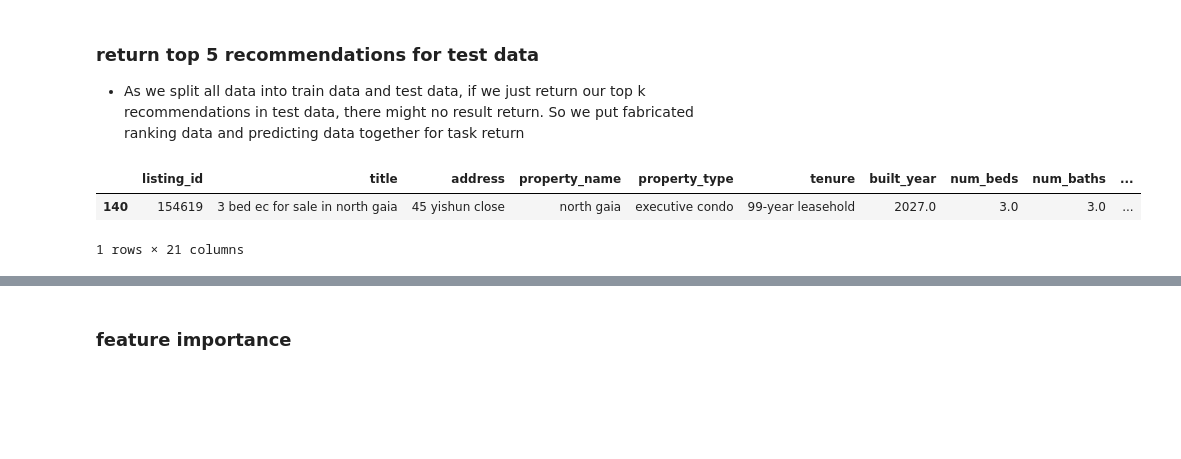
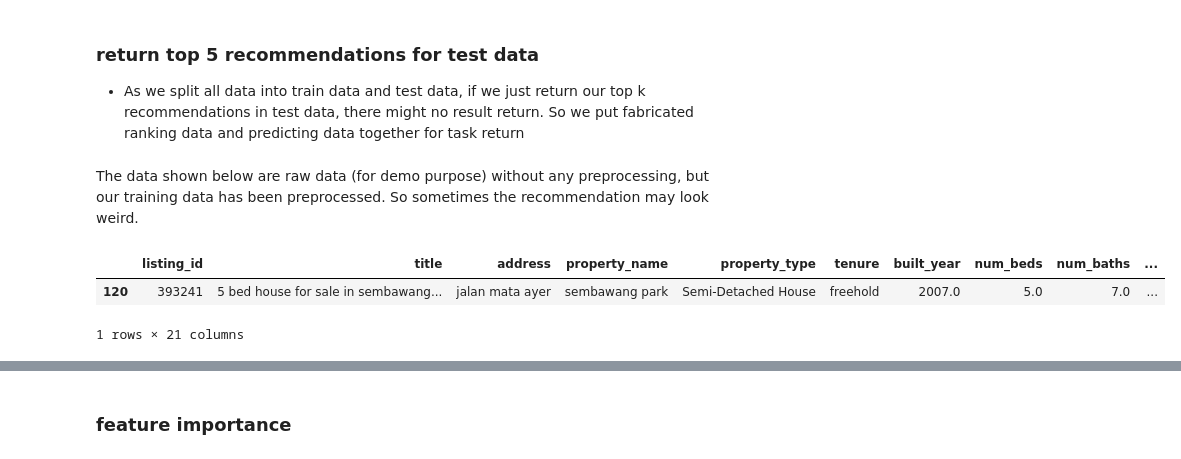
Before and after one commit to PigeonPhobia/no-bylan-regressor, a Jupyter notebook: Task2_Recommendation_Engine.ipynb, the cells around one changed output, grey strips where cells are left out. Drawn from its saved outputs; the diff is of its cells as text; code cells hidden in the pictures; blank space fills up the shorter version.

```diff
--- a/Task2_Recommendation_Engine.ipynb
+++ b/Task2_Recommendation_Engine.ipynb
@@ -263,25 +263,27 @@ def get_top_recommendations(data, query_listing_id, k) -> pd.DataFrame:
 
     # Return the dataset with the k recommendations
     return df_result.iloc[:k]
+# %% [markdown]
+The data shown below are raw data (for demo purpose) without any preprocessing, but our training data has been preprocessed. So sometimes the recommendation may look weird.
 # %%
 # Pick a row id of choice
 # row_id = 90
-# row_id = 120
-row_id = 140
+row_id = 120
+# row_id = 140
 # row_id = 150
 # row_id = 180
 
 origin_data_file = 'data/train.csv'
 origin_data = load_data('data/train.csv')
 
 # Get the row from the dataframe (an invalid row ids will throw an error)
 row = origin_data.iloc[row_id]
 
 # Just for printing it nicely, we create a new dataframe from this single row
 pd.DataFrame([row])
 # %% [output]
 |  | listing_id | title | address | property_name | property_type | tenure | built_year | num_beds | num_baths | ... |
-| 140 | 154619 | 3 bed ec for sale in north gaia | 45 yishun close | north gaia | executive condo | 99-year leasehold | 2027.0 | 3.0 | 3.0 | ... |
+| 120 | 393241 | 5 bed house for sale in sembawang... | jalan mata ayer | sembawang park | Semi-Detached House | freehold | 2007.0 | 5.0 | 7.0 | ... |
 1 rows × 21 columns
 # %%
 k = 5
```
Also changed, not shown: parts of 2 cells of this notebook.
